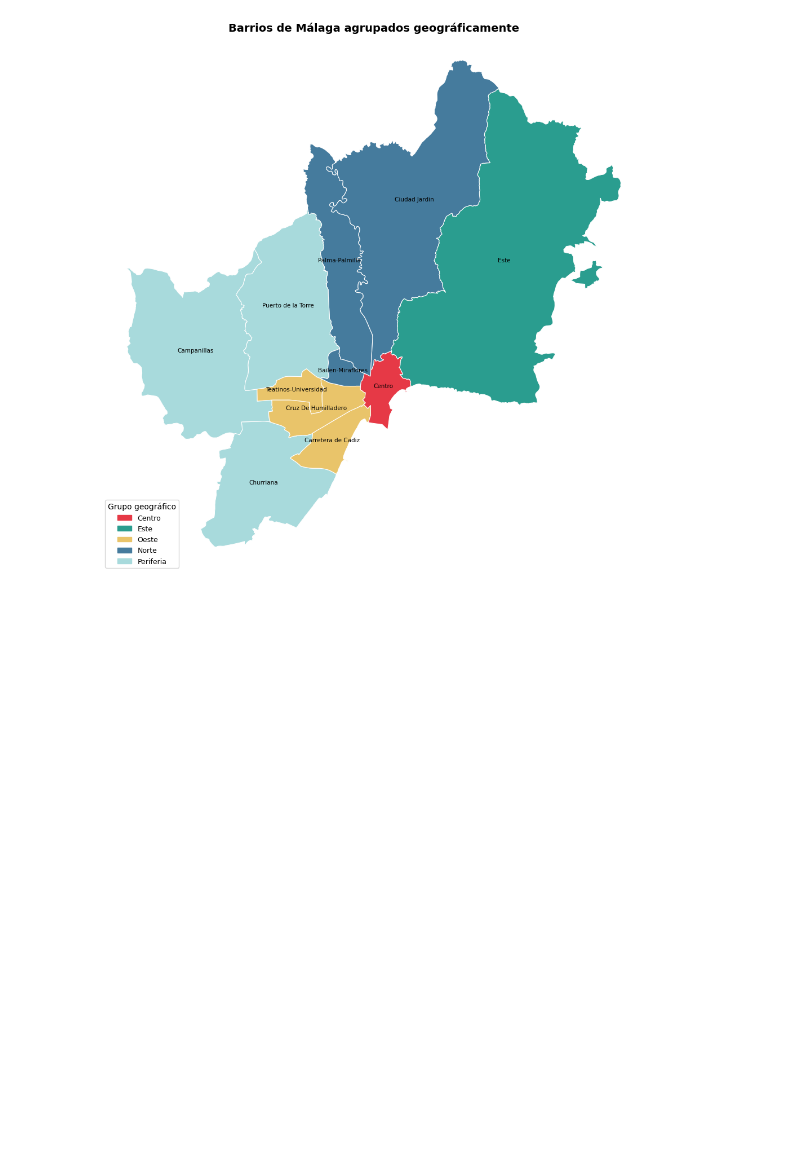
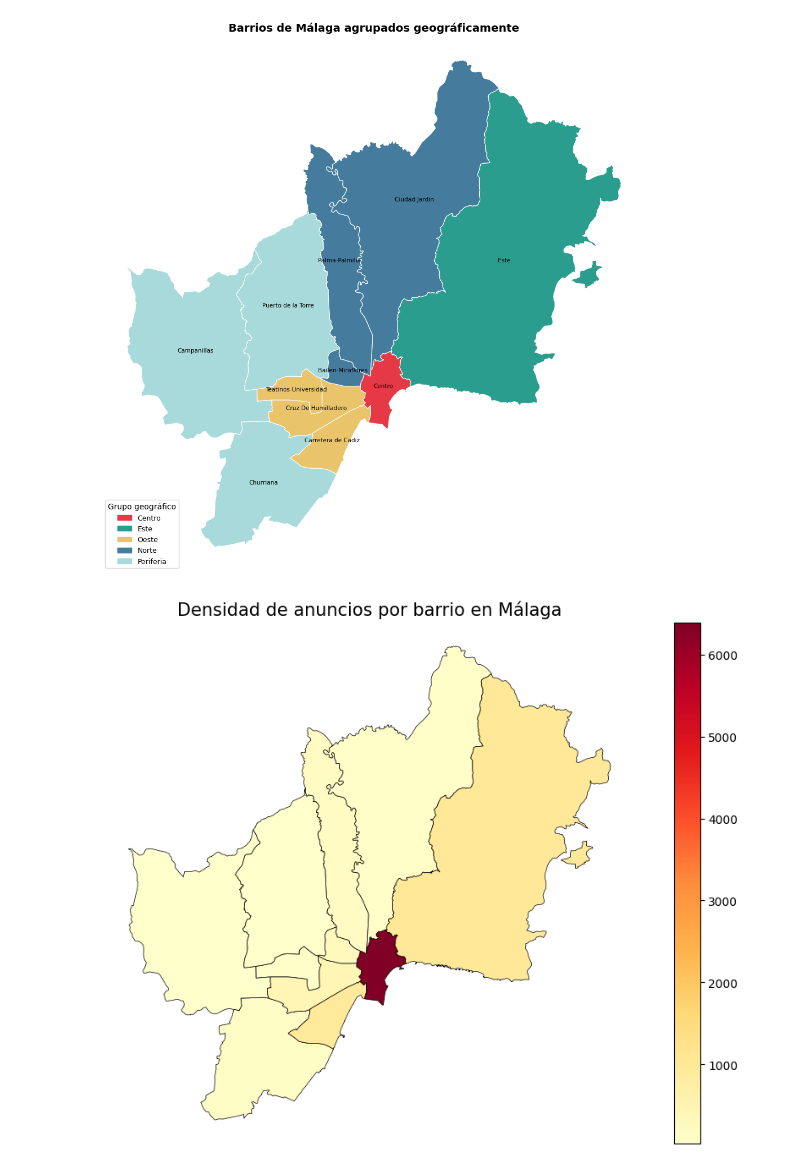
Before and after one commit to cborges19/proy_SSDD_II, a Jupyter notebook: notebooks/dag_neighbourhoods.ipynb, the cells around one changed output. Saved outputs shown, nothing was run; the diff lists cells and outputs as text; code cells hidden in the pictures; blank space fills up the shorter version.

Commit message:
Actualización DAG notebook neighbourhoods

```diff
--- a/notebooks/dag_neighbourhoods.ipynb
+++ b/notebooks/dag_neighbourhoods.ipynb
@@ -209,0 +223,9 @@ print(stats_barrios.sort_values(by='num_anuncios', ascending=False))
+# %%
+# Unimos al DataFrame de barrios
+df_neighbourhoods = df_neighbourhoods.merge(stats_barrios, on='neighbourhood', how='left')
+
+# Unimos al GeoDataFrame para las visualizaciones
+gdf = gdf.merge(stats_barrios, on='neighbourhood', how='left')
+
+# Rellenamos con 0 si algún barrio no tuviera anuncios (integridad)
+df_neighbourhoods['num_anuncios'] = df_neighbourhoods['num_anuncios'].fillna(0)
@@ -246,3 +270,19 @@ plt.tight_layout()
 plt.show()
 # %% [output]
 [figure]
+# %%
+fig, ax = plt.subplots(figsize=(12, 8))
+
+# Dibujamos el mapa usando la columna 'num_anuncios' para el color
+gdf.plot(column='num_anuncios',
+         cmap='YlOrRd',
+         legend=True,
+         edgecolor='black',
+         linewidth=0.5,
+         ax=ax)
+
+ax.set_title('Densidad de anuncios por barrio en Málaga', fontsize=15)
+ax.set_axis_off()
+plt.show()
+# %% [output]
+[figure, added]
```
Also changed, not shown: parts of 3 cells of this notebook.
